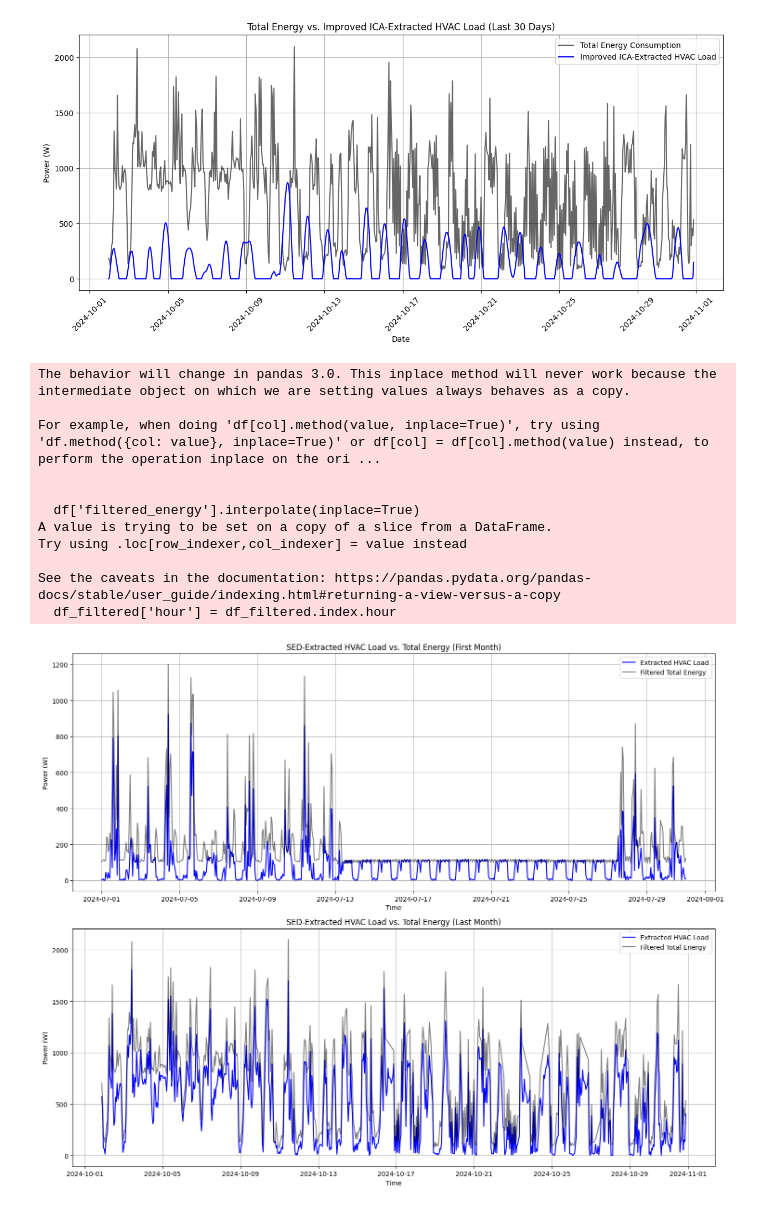
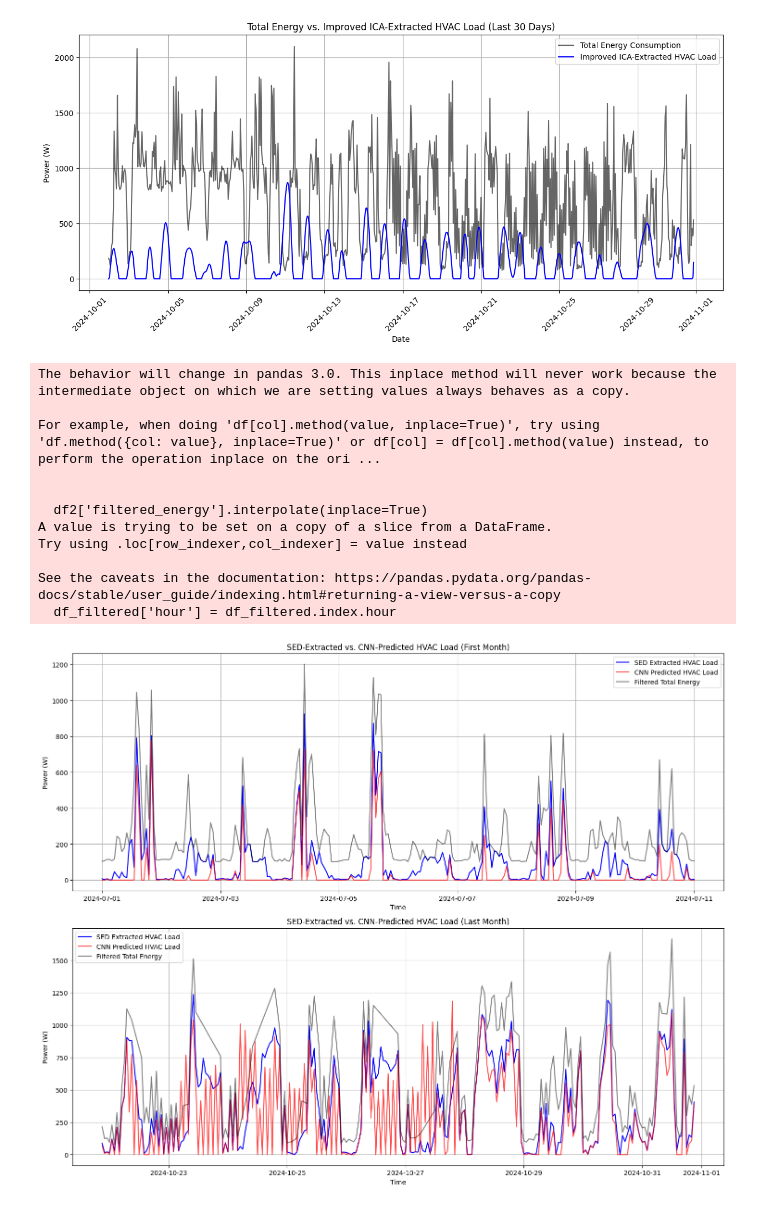
Before and after one commit to Kperis/Thesis_NILM, a Jupyter notebook: create_comfort_metric.ipynb, the cells around one changed output. Saved outputs shown, nothing was run; the diff lists cells and outputs as text; code cells hidden in the pictures.

```diff
--- a/create_comfort_metric.ipynb
+++ b/create_comfort_metric.ipynb
@@ -489,30 +517,30 @@ import numpy as np
 import matplotlib.pyplot as plt
 from scipy.optimize import curve_fit
 
-df = dfs[3].copy()
-df['timestamp'] = pd.to_datetime(df['timestamp'])
-df.set_index('timestamp', inplace=True)
+df2 = df
+# df2['timestamp'] = pd.to_datetime(df2['timestamp'])
+# df2.set_index('timestamp', inplace=True)
 
-def detect_large_loads(df, rise_threshold=500, drop_threshold=500, duration=2):
-    df['load_change'] = df['total_energy'].diff().abs()
-    df['is_large_load'] = (df['load_change'] > rise_threshold) & (df['load_change'].shift(-duration) > drop_threshold)
-    df['filtered_energy'] = np.where(df['is_large_load'], np.nan, df['total_energy'])
-    df['filtered_energy'].interpolate(inplace=True)
+def detect_large_loads(df2, rise_threshold=500, drop_threshold=500, duration=2):
+    df2['load_change'] = df2['total_energy'].diff().abs()
+    df2['is_large_load'] = (df2['load_change'] > rise_threshold) & (df2['load_change'].shift(-duration) > drop_threshold)
+    df2['filtered_energy'] = np.where(df2['is_large_load'], np.nan, df2['total_energy'])
+    df2['filtered_energy'].interpolate(inplace=True)
     return df
 
-df = detect_large_loads(df)
+df2 = detect_large_loads(df2)
 
 mild_threshold_low = 20
 mild_threshold_high = 25
 
-df['day_type'] = 'mild'
-df.loc[df['T_out [°C]'] < mild_threshold_low, 'day_type'] = 'cold'
-df.loc[df['T_out [°C]'] > mild_threshold_high, 'day_type'] = 'hot'
+df2['day_type'] = 'mild'
+df2.loc[df2['T_out [°C]'] < mild_threshold_low, 'day_type'] = 'cold'
+df2.loc[df2['T_out [°C]'] > mild_threshold_high, 'day_type'] = 'hot'
 
-df_filtered = df.loc[~((df.index >= '2024-07-13') & (df.index <= '2024-07-28'))]
+df_filtered = df2.loc[~((df2.index >= '2024-07-13') & (df2.index <= '2024-07-28'))]
 
 df_filtered['hour'] = df_filtered.index.hour
-df['hour'] = df.index.hour
+df2['hour'] = df2.index.hour
 
 
 mild_avg = df_filtered[df_filtered['day_type'] == 'mild'].groupby('hour')['filtered_energy'].median()
@@ -520,50 +548,52 @@ hot_avg = df_filtered[df_filtered['day_type'] == 'hot'].groupby('hour')['filtere
 cold_avg = df_filtered[df_filtered['day_type'] == 'cold'].groupby('hour')['filtered_energy'].median()
 
 
-df['mild_avg'] = df['hour'].map(mild_avg)
-df['hot_avg'] = df['hour'].map(hot_avg)
-df['cold_avg'] = df['hour'].map(cold_avg)
+df2['mild_avg'] = df2['hour'].map(mild_avg)
+df2['hot_avg'] = df2['hour'].map(hot_avg)
+df2['cold_avg'] = df2['hour'].map(cold_avg)
 
 
-df['HVAC_cooling'] = np.maximum(0, df['filtered_energy'] - df['mild_avg'])
-df['HVAC_heating'] = np.maximum(0, df['mild_avg'] - df['filtered_energy'])
+df2['HVAC_cooling'] = np.maximum(0, df2['filtered_energy'] - df2['mild_avg'])
+df2['HVAC_heating'] = np.maximum(0, df2['mild_avg'] - df2['filtered_energy'])
 
-df['HVAC_total'] = df['HVAC_cooling'] + df['HVAC_heating']
+df2['HVAC_total'] = df2['HVAC_cooling'] + df2['HVAC_heating']
 
-df['HVAC_total'] = np.minimum(df['HVAC_total'], df['filtered_energy'])
+df2['HVAC_total'] = np.minimum(df['HVAC_total'], df['filtered_energy'])
 
 fig, axes = plt.subplots(2, 1, figsize=(15,12))
 
-first_month = df.loc[df.index.min():df.index.min() + pd.DateOffset(days=30)]
-axes[0].plot(first_month.index, first_month['HVAC_total'], label='Extracted HVAC Load', color='blue')
+first_month = df2.loc[df.index.min():df2.index.min() + pd.DateOffset(days=10)]
+axes[0].plot(first_month.index, first_month['HVAC_total'], label='SED Extracted HVAC Load', color='blue')
+axes[0].plot(first_month.index, first_month['synthetic_HVAC'], label='CNN Predicted HVAC Load', color='red', alpha=0.7)
 axes[0].plot(first_month.index, first_month['filtered_energy'], label='Filtered Total Energy', color='black', alpha=0.5)
 axes[0].set_xlabel('Time')
 axes[0].set_ylabel('Power (W)')
 axes[0].legend()
-axes[0].set_title('SED-Extracted HVAC Load vs. Total Energy (First Month)')
+axes[0].set_title('SED-Extracted vs. CNN-Predicted HVAC Load (First Month)')
 axes[0].grid()
 
-last_month = df.loc[df.index.max() - pd.DateOffset(days=30):df.index.max()]
-axes[1].plot(last_month.index, last_month['HVAC_total'], label='Extracted HVAC Load', color='blue')
+last_month = df2.loc[df.index.max() - pd.DateOffset(days=10):df.index.max()]
+axes[1].plot(last_month.index, last_month['HVAC_total'], label='SED Extracted HVAC Load', color='blue')
+axes[1].plot(last_month.index, last_month['synthetic_HVAC'], label='CNN Predicted HVAC Load', color='red', alpha=0.7)
 axes[1].plot(last_month.index, last_month['filtered_energy'], label='Filtered Total Energy', color='black', alpha=0.5)
 axes[1].set_xlabel('Time')
 axes[1].set_ylabel('Power (W)')
 axes[1].legend()
-axes[1].set_title('SED-Extracted HVAC Load vs. Total Energy (Last Month)')
+axes[1].set_title('SED-Extracted vs. CNN-Predicted HVAC Load (Last Month)')
 axes[1].grid()
 
 plt.tight_layout()
 plt.show()
 # %% [output]
 The behavior will change in pandas 3.0. This inplace method will never work because the intermediate object on which we are setting values always behaves as a copy.
 
 For example, when doing 'df[col].method(value, inplace=True)', try using 'df.method({col: value}, inplace=True)' or df[col] = df[col].method(value) instead, to perform the operation inplace on the ori ...
 
 
-  df['filtered_energy'].interpolate(inplace=True)
+  df2['filtered_energy'].interpolate(inplace=True)
 A value is trying to be set on a copy of a slice from a DataFrame.
 Try using .loc[row_indexer,col_indexer] = value instead
 
 See the caveats in the documentation: https://pandas.pydata.org/pandas-docs/stable/user_guide/indexing.html#returning-a-view-versus-a-copy
   df_filtered['hour'] = df_filtered.index.hour
-[figure, old version]
+[figure, new version]
```
Also changed, not shown: parts of 6 cells of this notebook, 1 other file.
